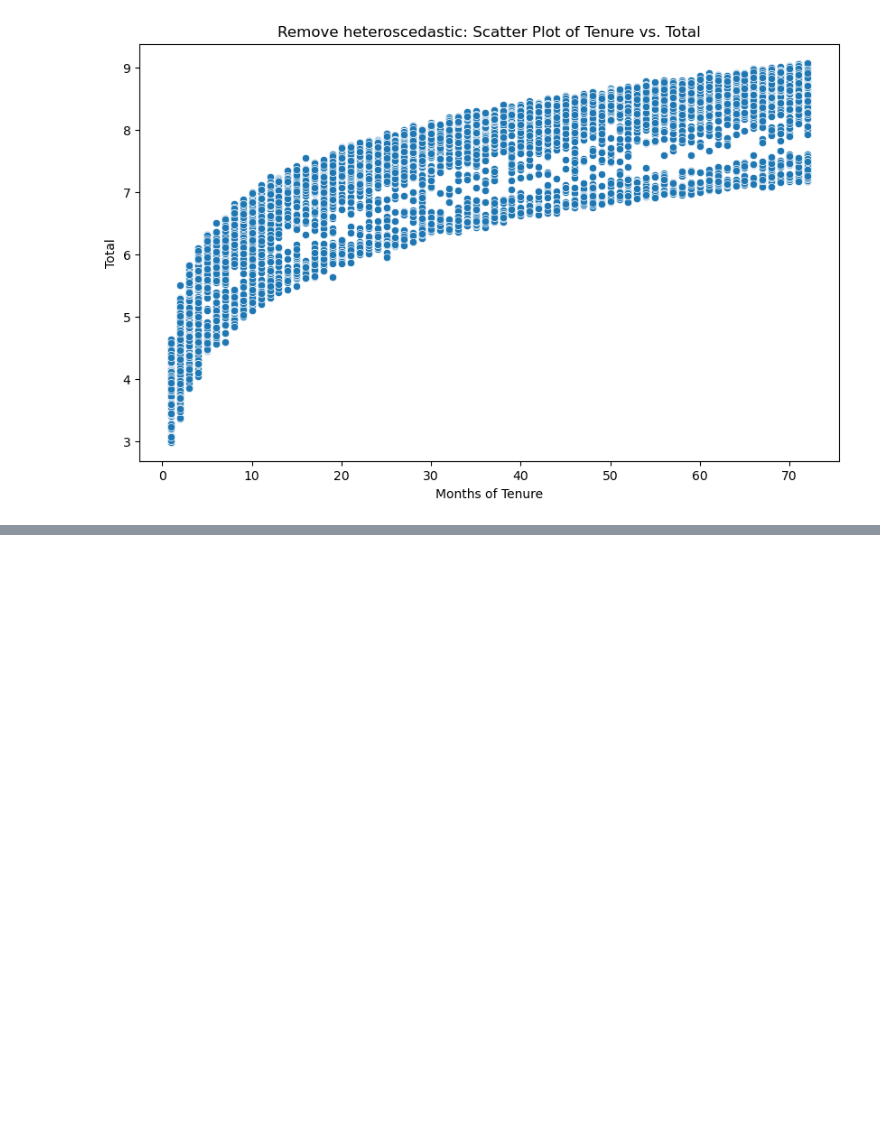
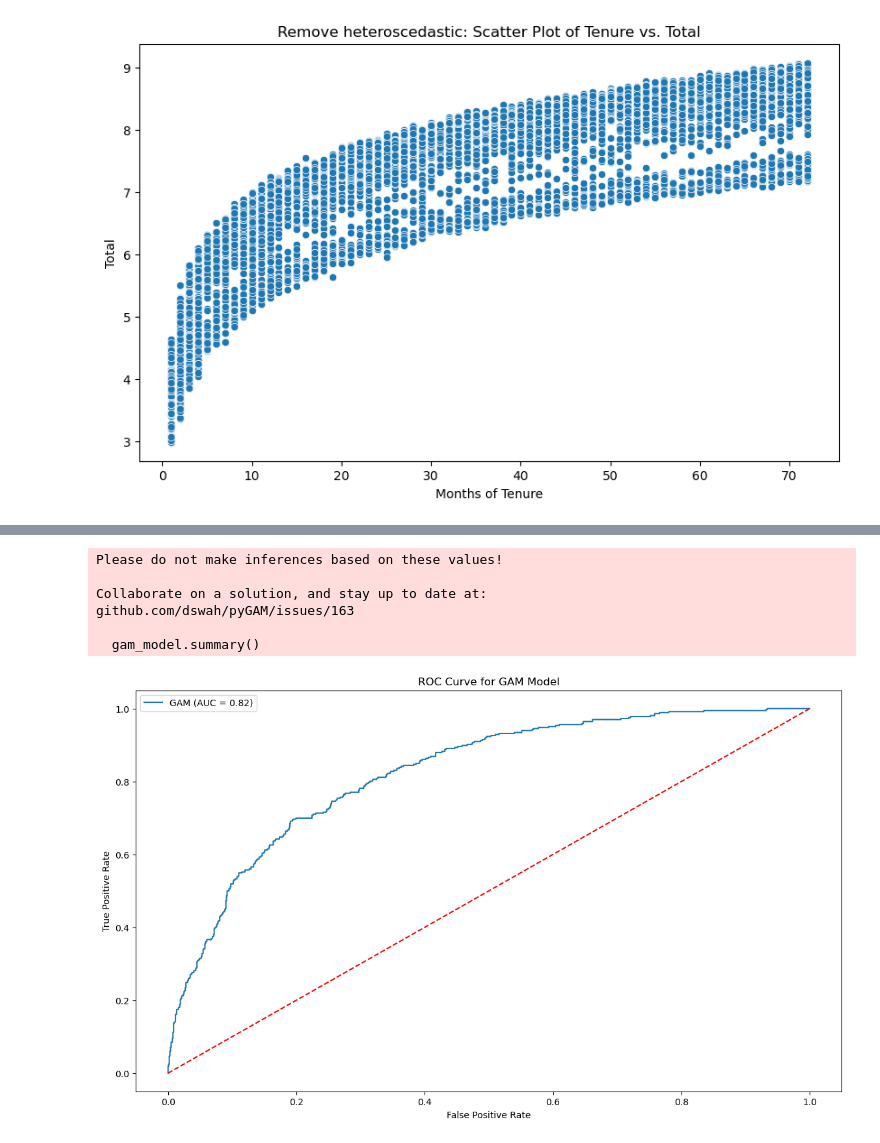
Before and after one commit to lennox55555/AI-Alignment-Technical-Research, a Jupyter notebook: Interpretable ML/InterpretableML.ipynb, the cells around one changed output, grey strips where cells are left out. Cells and saved outputs as stored; diff of their text form; code cells hidden in the pictures; blank space fills up the shorter version.

```diff
--- a/Interpretable ML/InterpretableML.ipynb
+++ b/Interpretable ML/InterpretableML.ipynb
@@ -385,0 +613,73 @@ Durbin-Watson (1.983): This statistic tests for autocorrelation in the residuals
+# %%
+# handle missing values and conversion of turn and bools
+df['TotalCharges'] = pd.to_numeric(df['TotalCharges'], errors='coerce')
+df.loc[:, 'TotalCharges'] = df['TotalCharges'].fillna(0)
+df['Churn'] = df['Churn'].astype(int)
+bool_cols = df.select_dtypes(include=['bool']).columns.tolist()
+df[bool_cols] = df[bool_cols].astype(int)
+
+# find and encode categorical classes
+categorical_cols = df.select_dtypes(include=['object']).columns.tolist()
+categorical_cols = [col for col in categorical_cols if col != 'Churn']
+for col in categorical_cols:
+    df[col] = df[col].astype('category').cat.codes
+# %%
+# selected classes
+features = ['SeniorCitizen', 'Partner', 'Dependents', 'tenure', 'PhoneService', 'PaperlessBilling', 'MonthlyCharges', 'TotalCharges']
+features.extend(categorical_cols)
+X = df[features]
+y = df['Churn']
+
+# ensure the classes are float values
+numerical_cols = ['tenure', 'MonthlyCharges', 'TotalCharges']
+X[numerical_cols] = X[numerical_cols].astype(float)
+
+# scale for normalization
+scaler = StandardScaler()
+X.loc[:, numerical_cols] = scaler.fit_transform(X[numerical_cols])
+
+X_train, X_test, y_train, y_test = train_test_split(X, y, test_size=0.20, random_state=12)
+
+# creates terms_list by applying s func to numerical columns and f func to other columns, using their positions on x
+terms_list_gam = []
+for feature in numerical_cols:
+    idx_gam = X.columns.get_loc(feature)
+    terms_list_gam.append(s(idx_gam))
+
+for feature in X.columns:
+    if feature not in numerical_cols:
+        idx_gam = X.columns.get_loc(feature)
+        terms_list_gam.append(f(idx_gam))
+terms_gam = reduce(add, terms_list_gam)
+
+# init the gam model
+gam_model = LogisticGAM(terms_gam).fit(X_train.values, y_train.values)
+
+gam_model.summary()
+y_pred_proba_gam = gam_model.predict_proba(X_test.values)
+y_pred_gam = gam_model.predict(X_test.values)
+
+accuracy_gam = accuracy_score(y_test, y_pred_gam)
+print(f"Accuracy: {accuracy_gam:.2f}")
+conf_matrix_gam = confusion_matrix(y_test, y_pred_gam)
+print("Confusion Matrix (GAM)")
+print(conf_matrix_gam)
+print("Classification Report (GAM):")
+class_report_gam = classification_report(y_test, y_pred_gam)
+print(class_report_gam)
+
+roc_auc_gam = roc_auc_score(y_test, y_pred_proba_gam)
+print(f"\nROC AUC Score (GAM): {roc_auc_gam:.2f}")
+
+# get false and true positive rates for GAM
+fpr_gam, tpr_gam, thresholds_gam = roc_curve(y_test, y_pred_proba_gam)
+
+plt.figure(figsize=(14, 8))
+plt.plot(fpr_gam, tpr_gam, label=f'GAM (AUC = {roc_auc_gam:.2f})')
+plt.plot([0, 1], [0, 1], 'r--')
+plt.xlabel('False Positive Rate')
+plt.ylabel('True Positive Rate')
+plt.title('ROC Curve for GAM Model')
+plt.legend()
+plt.show()
+# %% [output]
@@ -385,0 +708,7 @@ Durbin-Watson (1.983): This statistic tests for autocorrelation in the residuals
+Please do not make inferences based on these values!
+
+Collaborate on a solution, and stay up to date at:
+github.com/dswah/pyGAM/issues/163
+
+  gam_model.summary()
+[figure, added]
```
Also changed, not shown: parts of 44 cells of this notebook.
